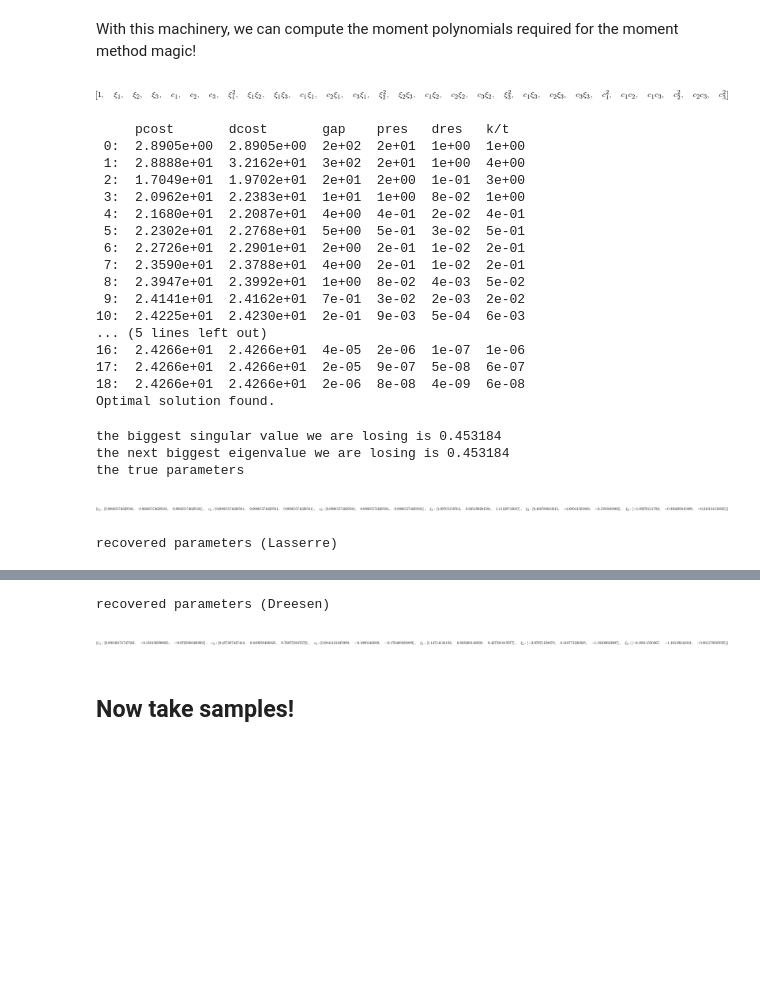
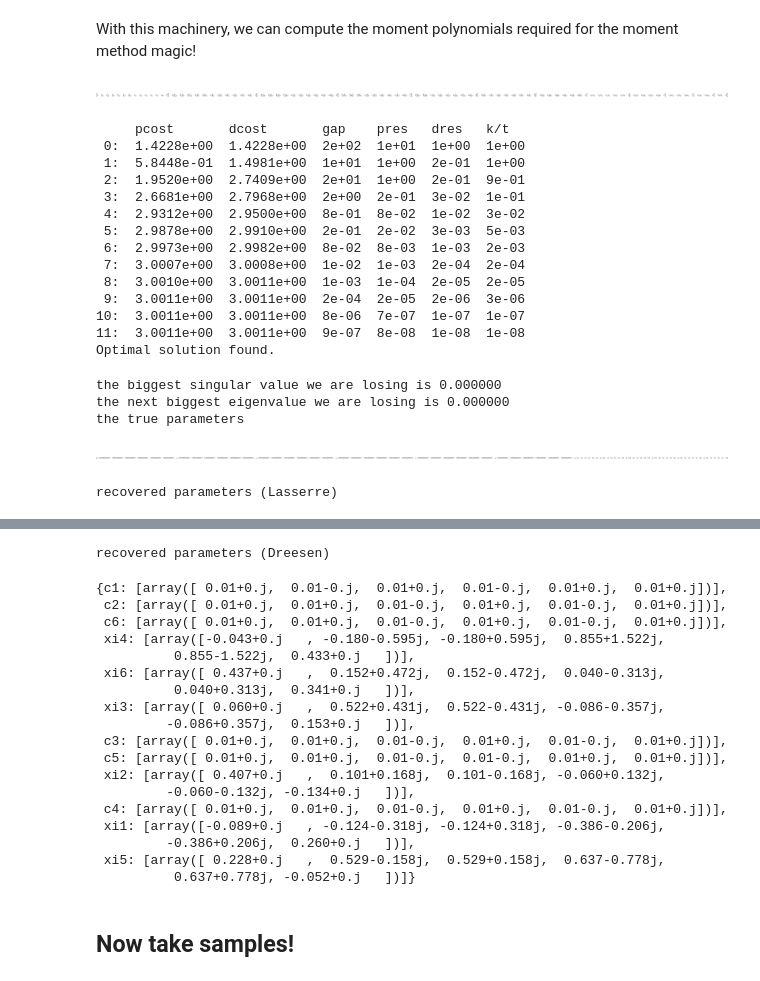
Before and after one commit to sidaw/polymom, a Jupyter notebook: MixtureOfGaussians.ipynb, the cells around one changed output, grey strips where cells are left out. Cells and saved outputs as stored; diff of their text form; code cells hidden in the pictures; blank space fills up the shorter version.

```diff
--- a/MixtureOfGaussians.ipynb
+++ b/MixtureOfGaussians.ipynb
@@ -29,13 +29,13 @@ Let's construct a toy example for the rest of this document.
 
 Let $\xi_1, ..., \xi_K \in \Re^D$ be the set of means. Let $c_1, ..., c_K \in \Re^D$ be the set of diagonal covariances.
 # %%
-k = 3
-d = 3
+k = 6
+d = 6
 degobs = 3
 degmm = 2
 
 sc.random.seed(101)
-gm = models.GaussianMixtureModel.generate('', k, d, means='random', cov='spherical')
+gm = models.GaussianMixtureModel.generate('', k, d, means='hypercube', cov='spherical_uniform')
 
 constraints = gm.polymom_all_constraints(degobs)
 xis = gm.sym_means
@@ -52,48 +52,45 @@ With this machinery, we can compute the moment polynomials required for the mome
 MM = mp.MomentMatrix(degmm, sym_all, morder='grevlex')
 display(MM.row_monos)
 # %% [output]
-[figure, old version]
+[figure, new version]
 # %%
 cin = mp.solvers.get_cvxopt_inputs(MM, constraints)
 solsdp = cvxopt.solvers.sdp(cin['c'], Gs=cin['G'], hs=cin['h'], A=cin['A'], b=cin['b'])
 # %% [output]
      pcost       dcost       gap    pres   dres   k/t
- 0:  2.8905e+00  2.8905e+00  2e+02  2e+01  1e+00  1e+00
- 1:  2.8888e+01  3.2162e+01  3e+02  2e+01  1e+00  4e+00
- 2:  1.7049e+01  1.9702e+01  2e+01  2e+00  1e-01  3e+00
- 3:  2.0962e+01  2.2383e+01  1e+01  1e+00  8e-02  1e+00
- 4:  2.1680e+01  2.2087e+01  4e+00  4e-01  2e-02  4e-01
- 5:  2.2302e+01  2.2768e+01  5e+00  5e-01  3e-02  5e-01
- 6:  2.2726e+01  2.2901e+01  2e+00  2e-01  1e-02  2e-01
- 7:  2.3590e+01  2.3788e+01  4e+00  2e-01  1e-02  2e-01
- 8:  2.3947e+01  2.3992e+01  1e+00  8e-02  4e-03  5e-02
- 9:  2.4141e+01  2.4162e+01  7e-01  3e-02  2e-03  2e-02
-10:  2.4225e+01  2.4230e+01  2e-01  9e-03  5e-04  6e-03
-... (5 lines left out)
-16:  2.4266e+01  2.4266e+01  4e-05  2e-06  1e-07  1e-06
-17:  2.4266e+01  2.4266e+01  2e-05  9e-07  5e-08  6e-07
-18:  2.4266e+01  2.4266e+01  2e-06  8e-08  4e-09  6e-08
+ 0:  1.4228e+00  1.4228e+00  2e+02  1e+01  1e+00  1e+00
+ 1:  5.8448e-01  1.4981e+00  1e+01  1e+00  2e-01  1e+00
+ 2:  1.9520e+00  2.7409e+00  2e+01  1e+00  2e-01  9e-01
+ 3:  2.6681e+00  2.7968e+00  2e+00  2e-01  3e-02  1e-01
+ 4:  2.9312e+00  2.9500e+00  8e-01  8e-02  1e-02  3e-02
+ 5:  2.9878e+00  2.9910e+00  2e-01  2e-02  3e-03  5e-03
+ 6:  2.9973e+00  2.9982e+00  8e-02  8e-03  1e-03  2e-03
+ 7:  3.0007e+00  3.0008e+00  1e-02  1e-03  2e-04  2e-04
+ 8:  3.0010e+00  3.0011e+00  1e-03  1e-04  2e-05  2e-05
+ 9:  3.0011e+00  3.0011e+00  2e-04  2e-05  2e-06  3e-06
+10:  3.0011e+00  3.0011e+00  8e-06  7e-07  1e-07  1e-07
+11:  3.0011e+00  3.0011e+00  9e-07  8e-08  1e-08  1e-08
 Optimal solution found.
 # %%
 sol_lasserre = mp.extractors.extract_solutions_lasserre(MM, solsdp['x'], Kmax = k)
-sol_dreesen = mp.extractors.extract_solutions_dreesen_proto(MM, solsdp['x'], Kmax = k)
+sol_dreesen = mp.extractors.extract_solutions_dreesen(MM, solsdp['x'], Kmax = k)
 trueparams = {}
 
 for i in xrange(d):
     trueparams[xis[i]] = []
     trueparams[covs[i]] = []
     for j in xrange(k):
         trueparams[xis[i]].append(gm.means[i,j])
         trueparams[covs[i]].append(gm.sigmas[j,i,i])
 print 'the true parameters'
 display(trueparams)
 print 'recovered parameters (Lasserre)'
 display(sol_lasserre)
 print 'recovered parameters (Dreesen)'
 display(sol_dreesen)
 # %% [output]
-the biggest singular value we are losing is 0.453184
-the next biggest eigenvalue we are losing is 0.453184
+the biggest singular value we are losing is 0.000000
+the next biggest eigenvalue we are losing is 0.000000
 the true parameters
-[figure, old version]
+[figure, new version]
 recovered parameters (Lasserre)
@@ -101,5 +98,22 @@ recovered parameters (Lasserre)
 recovered parameters (Dreesen)
-[figure, removed]
+{c1: [array([ 0.01+0.j,  0.01-0.j,  0.01+0.j,  0.01-0.j,  0.01+0.j,  0.01+0.j])],
+ c2: [array([ 0.01+0.j,  0.01+0.j,  0.01-0.j,  0.01+0.j,  0.01-0.j,  0.01+0.j])],
+ c6: [array([ 0.01+0.j,  0.01+0.j,  0.01-0.j,  0.01+0.j,  0.01-0.j,  0.01+0.j])],
+ xi4: [array([-0.043+0.j   , -0.180-0.595j, -0.180+0.595j,  0.855+1.522j,
+          0.855-1.522j,  0.433+0.j   ])],
+ xi6: [array([ 0.437+0.j   ,  0.152+0.472j,  0.152-0.472j,  0.040-0.313j,
+          0.040+0.313j,  0.341+0.j   ])],
+ xi3: [array([ 0.060+0.j   ,  0.522+0.431j,  0.522-0.431j, -0.086-0.357j,
+         -0.086+0.357j,  0.153+0.j   ])],
+ c3: [array([ 0.01+0.j,  0.01+0.j,  0.01-0.j,  0.01+0.j,  0.01-0.j,  0.01+0.j])],
+ c5: [array([ 0.01+0.j,  0.01+0.j,  0.01-0.j,  0.01-0.j,  0.01+0.j,  0.01+0.j])],
+ xi2: [array([ 0.407+0.j   ,  0.101+0.168j,  0.101-0.168j, -0.060+0.132j,
+         -0.060-0.132j, -0.134+0.j   ])],
+ c4: [array([ 0.01+0.j,  0.01+0.j,  0.01-0.j,  0.01+0.j,  0.01-0.j,  0.01+0.j])],
+ xi1: [array([-0.089+0.j   , -0.124-0.318j, -0.124+0.318j, -0.386-0.206j,
+         -0.386+0.206j,  0.260+0.j   ])],
+ xi5: [array([ 0.228+0.j   ,  0.529-0.158j,  0.529+0.158j,  0.637-0.778j,
+          0.637+0.778j, -0.052+0.j   ])]}
 # %% [markdown]
 ## Now take samples!
 # %%
```
Also changed, not shown: parts of 9 cells of this notebook, 5 other files.
